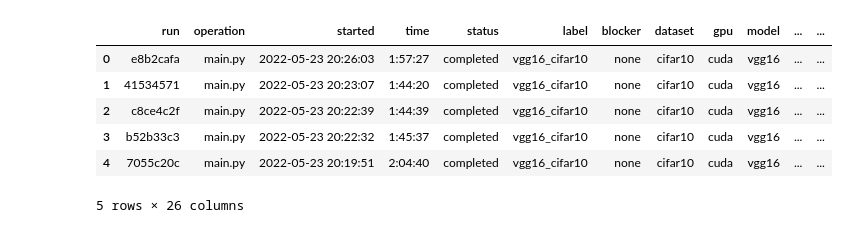
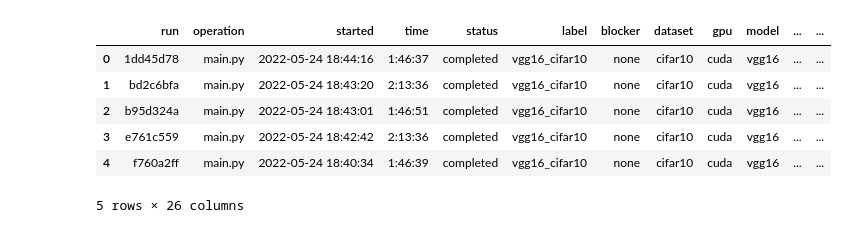
Before and after one commit to yliu1021/torch_subspace, a Jupyter notebook: analysis/analysis.ipynb, the cells around one changed output. Drawn from its saved outputs; the diff is of its cells as text; code cells hidden in the pictures.

```diff
--- a/analysis/analysis.ipynb
+++ b/analysis/analysis.ipynb
@@ -2,14 +2,14 @@
 import pandas as pd
 import matplotlib.pyplot as plt
 # %%
-data = pd.read_csv("vgg16_cifar10.csv")
-data.head()
+all_data = pd.read_csv("vgg16_cifar10.csv")
+all_data.head()
 # %% [output]
 |  | run | operation | started | time | status | label | blocker | dataset | gpu | model | ... | ... |
-| 0 | e8b2cafa | main.py | 2022-05-23 20:26:03 | 1:57:27 | completed | vgg16_cifar10 | none | cifar10 | cuda | vgg16 | ... | ... |
-| 1 | 41534571 | main.py | 2022-05-23 20:23:07 | 1:44:20 | completed | vgg16_cifar10 | none | cifar10 | cuda | vgg16 | ... | ... |
-| 2 | c8ce4c2f | main.py | 2022-05-23 20:22:39 | 1:44:39 | completed | vgg16_cifar10 | none | cifar10 | cuda | vgg16 | ... | ... |
-| 3 | b52b33c3 | main.py | 2022-05-23 20:22:32 | 1:45:37 | completed | vgg16_cifar10 | none | cifar10 | cuda | vgg16 | ... | ... |
-| 4 | 7055c20c | main.py | 2022-05-23 20:19:51 | 2:04:40 | completed | vgg16_cifar10 | none | cifar10 | cuda | vgg16 | ... | ... |
+| 0 | 1dd45d78 | main.py | 2022-05-24 18:44:16 | 1:46:37 | completed | vgg16_cifar10 | none | cifar10 | cuda | vgg16 | ... | ... |
+| 1 | bd2c6bfa | main.py | 2022-05-24 18:43:20 | 2:13:36 | completed | vgg16_cifar10 | none | cifar10 | cuda | vgg16 | ... | ... |
+| 2 | b95d324a | main.py | 2022-05-24 18:43:01 | 1:46:51 | completed | vgg16_cifar10 | none | cifar10 | cuda | vgg16 | ... | ... |
+| 3 | e761c559 | main.py | 2022-05-24 18:42:42 | 2:13:36 | completed | vgg16_cifar10 | none | cifar10 | cuda | vgg16 | ... | ... |
+| 4 | f760a2ff | main.py | 2022-05-24 18:40:34 | 1:46:39 | completed | vgg16_cifar10 | none | cifar10 | cuda | vgg16 | ... | ... |
 5 rows × 26 columns
 # %%
```
Also changed, not shown: parts of 3 cells of this notebook, 4 other files.
